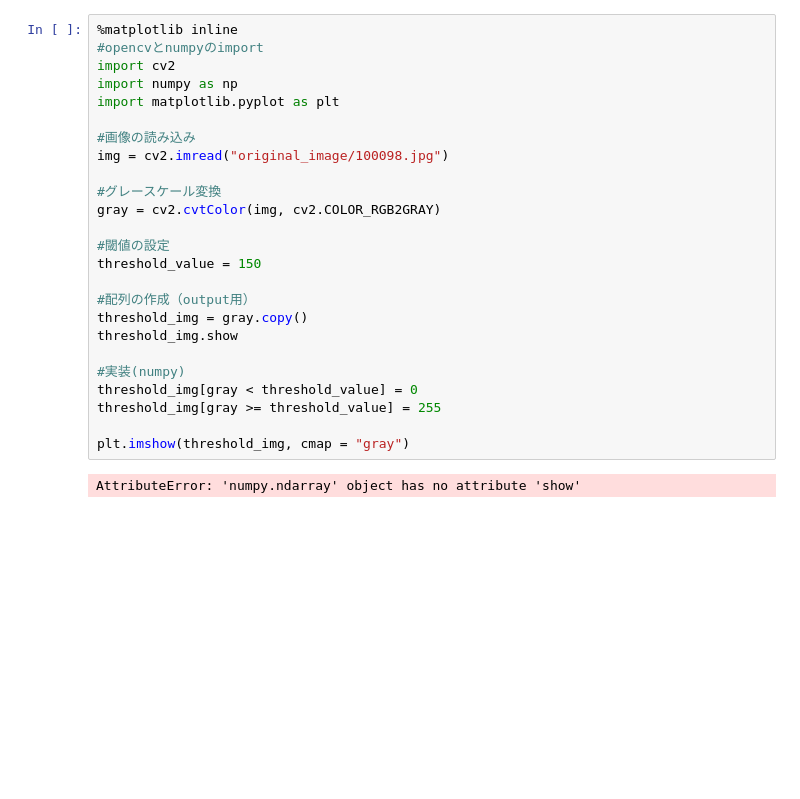
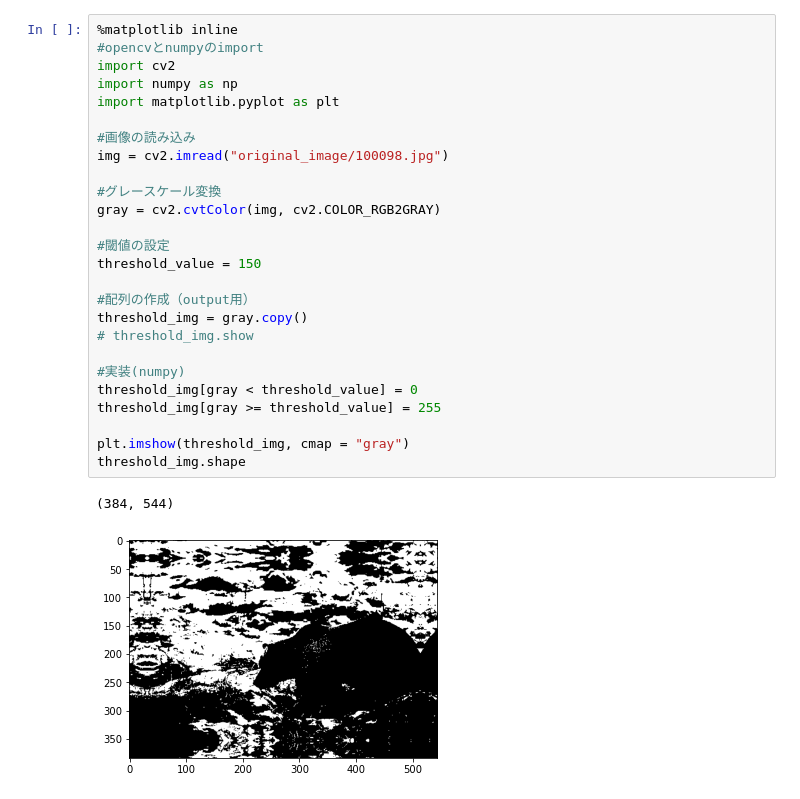
Before and after one commit to oshanQQ/anaconda-workspace, a Jupyter notebook: cnn-edge/singleImageBinarization.ipynb, the cells around one changed output. Cells and saved outputs as stored; diff of their text form; blank space fills up the shorter version.

```diff
--- a/cnn-edge/singleImageBinarization.ipynb
+++ b/cnn-edge/singleImageBinarization.ipynb
@@ -1,27 +1,29 @@
 # %%
 %matplotlib inline
 #opencvとnumpyのimport
 import cv2
 import numpy as np
 import matplotlib.pyplot as plt
 
 #画像の読み込み
 img = cv2.imread("original_image/100098.jpg")
 
 #グレースケール変換
 gray = cv2.cvtColor(img, cv2.COLOR_RGB2GRAY)
 
 #閾値の設定
 threshold_value = 150
 
 #配列の作成（output用）
 threshold_img = gray.copy()
-threshold_img.show
+# threshold_img.show
 
 #実装(numpy)
 threshold_img[gray < threshold_value] = 0
 threshold_img[gray >= threshold_value] = 255
 
 plt.imshow(threshold_img, cmap = "gray")
+threshold_img.shape
 # %% [output]
-AttributeError: 'numpy.ndarray' object has no attribute 'show'
+(384, 544)
+[figure, added]
```
Also changed, not shown: 2 other files.
